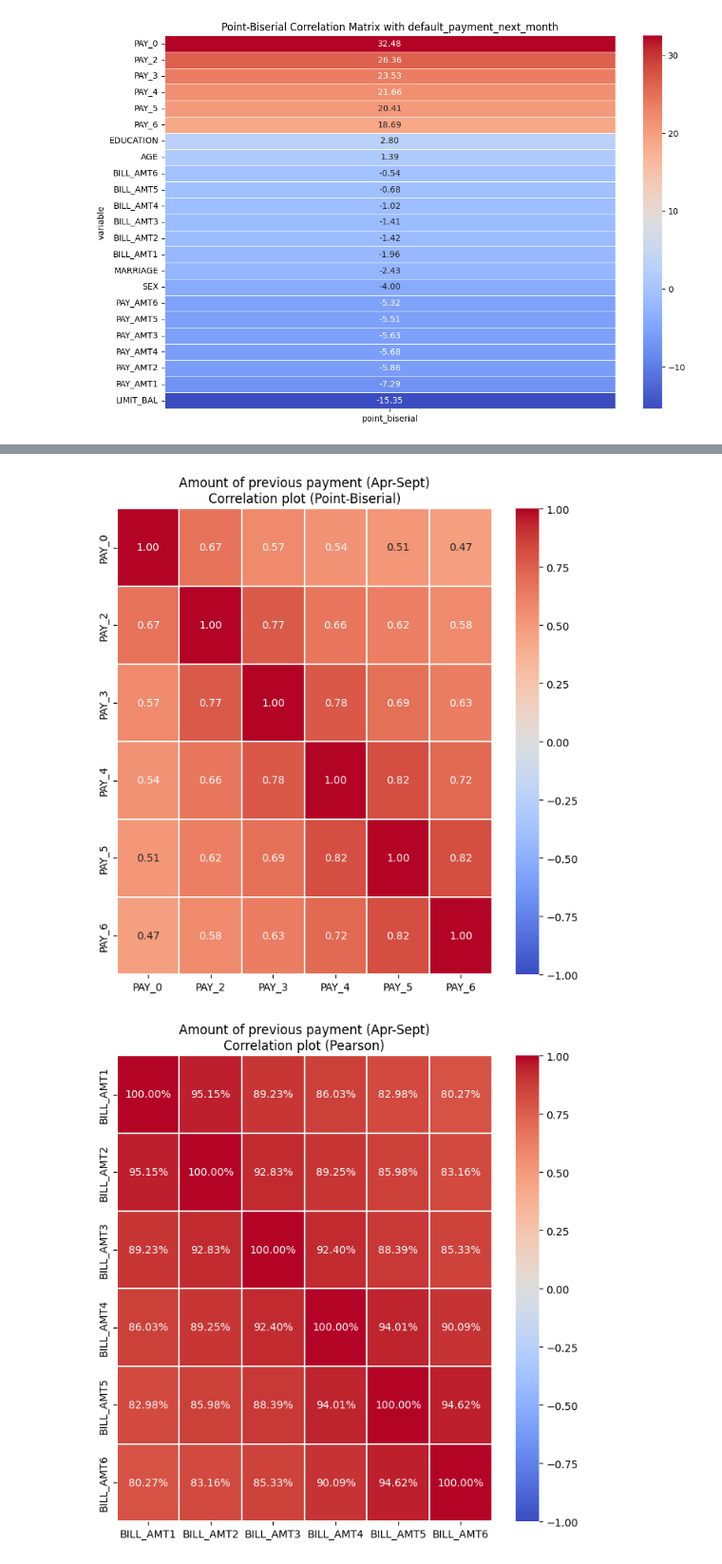
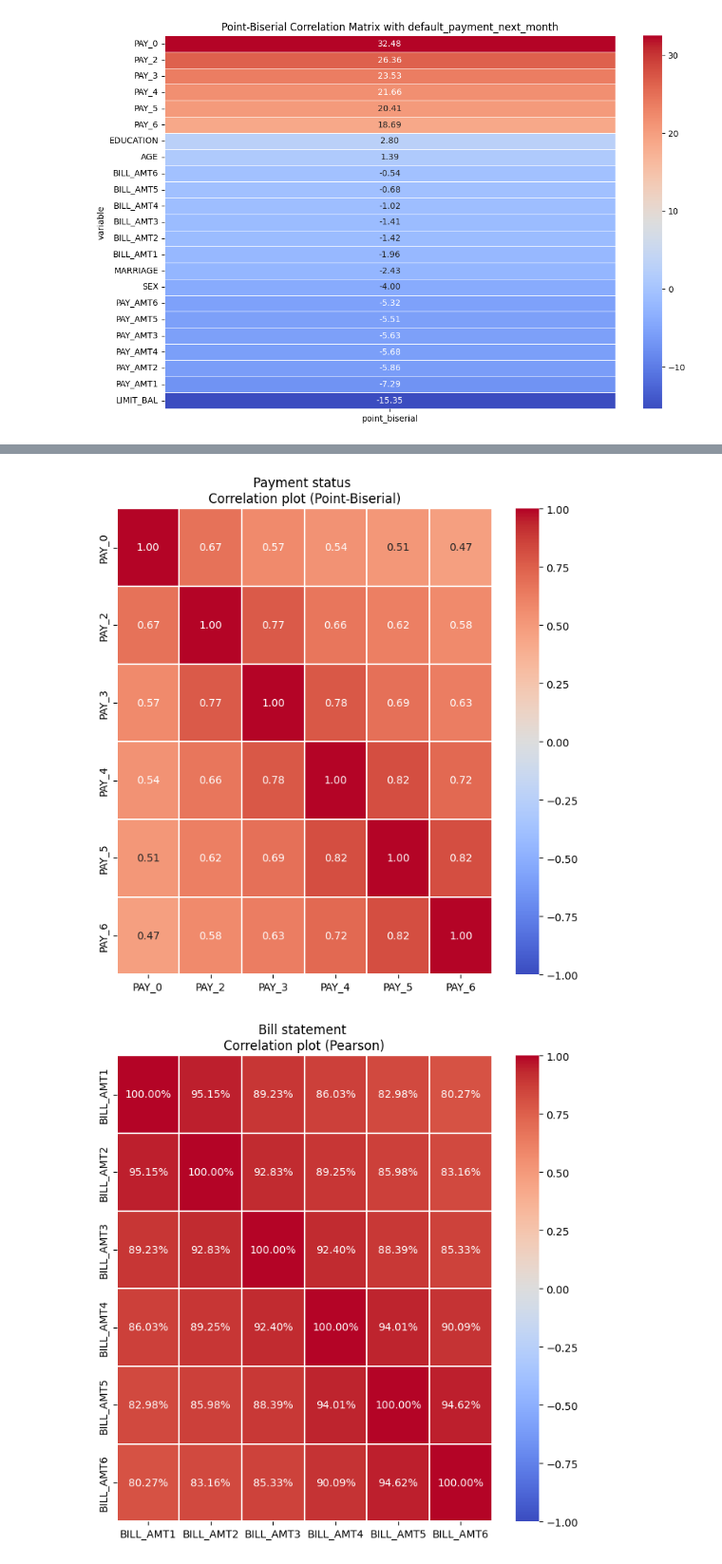
Before and after one commit to kkignasiak98/BQML_POC, a Jupyter notebook: eda/eda.ipynb, the cells around one changed output, grey strips where cells are left out. Shown at 95% size. Cells and saved outputs as stored; diff of their text form; code cells hidden in the pictures.

```diff
--- a/eda/eda.ipynb
+++ b/eda/eda.ipynb
@@ -85,7 +104,7 @@ plt.show()
 # %%
 var = ['PAY_0','PAY_2', 'PAY_3', 'PAY_4', 'PAY_5', 'PAY_6']
 plt.figure(figsize=(8, 8))
-plt.title('Amount of previous payment (Apr-Sept)\nCorrelation plot (Point-Biserial)')
+plt.title('Payment status \nCorrelation plot (Point-Biserial)')
 
 # Calculate the point-biserial correlations
 corr = pd.DataFrame(index=var, columns=var)
@@ -104,18 +123,18 @@ sns.heatmap(corr.astype(float), xticklabels=corr.columns, yticklabels=corr.colum
 
 plt.show()
 # %% [output]
-[figure, old version]
+[figure, new version]
 # %%
 var = ['BILL_AMT1','BILL_AMT2','BILL_AMT3','BILL_AMT4','BILL_AMT5','BILL_AMT6']
 
 plt.figure(figsize=(8, 8))
-plt.title('Amount of previous payment (Apr-Sept)\nCorrelation plot (Pearson)')
+plt.title('Bill statement \nCorrelation plot (Pearson)')
 corr = data[var].corr()
 
 # Create a heatmap of the correlations with percentages
 sns.heatmap(corr, xticklabels=corr.columns, yticklabels=corr.columns, cmap='coolwarm',
             linewidths=.1, vmin=-1, vmax=1, annot=True, fmt=".2%")
 
 plt.show()
 # %% [output]
-[figure, old version]
+[figure, new version]
```
Also changed, not shown: parts of 6 cells of this notebook, 5 other files.
